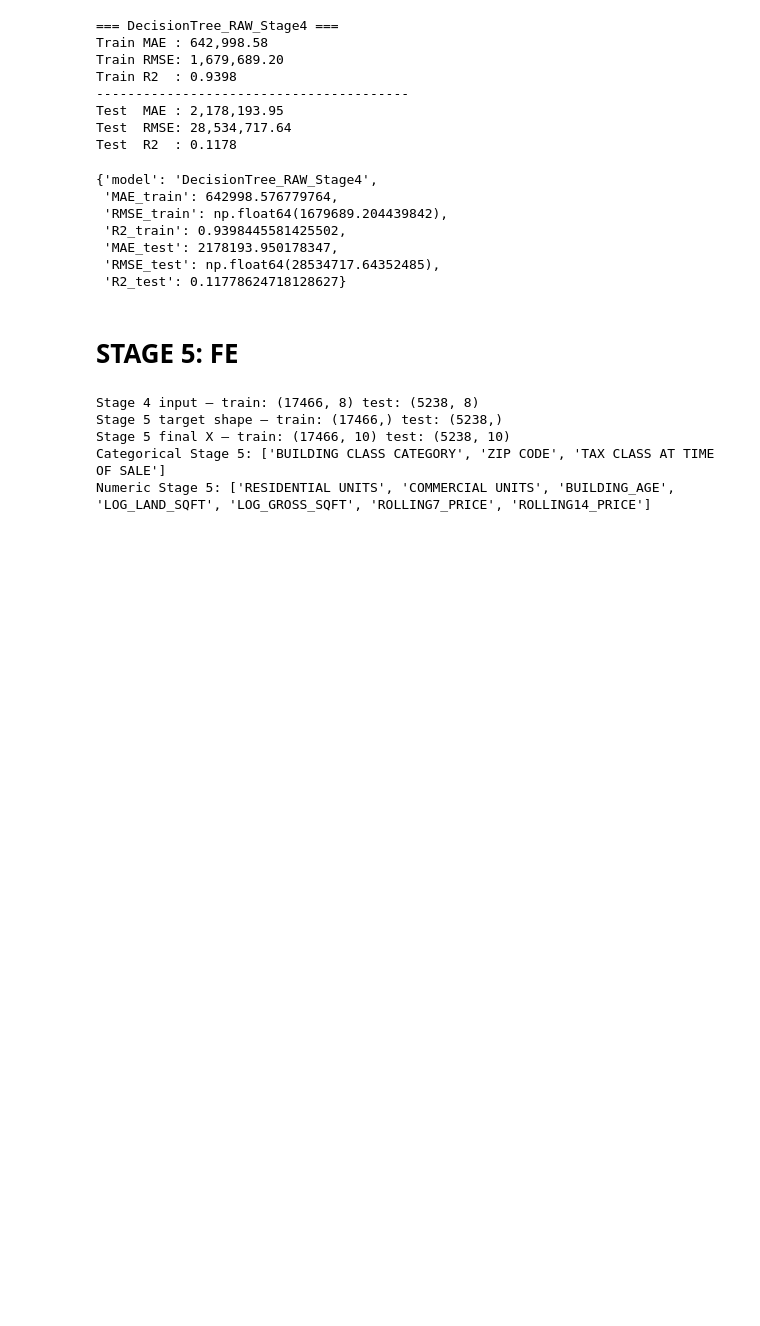
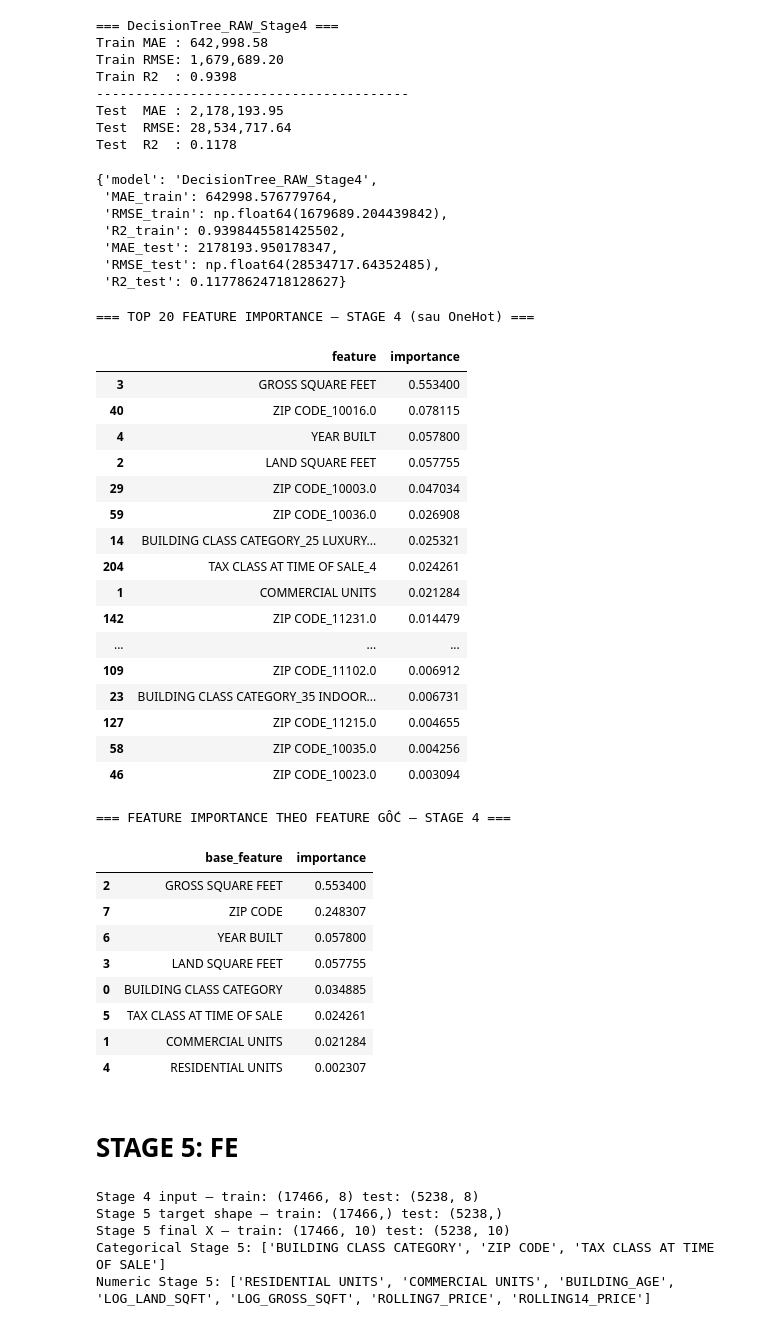
Before and after one commit to Gitzav/role_of_data_preparation, a Jupyter notebook: main.ipynb, the cells around one changed output. Drawn from its saved outputs; the diff is of its cells as text; code cells hidden in the pictures; blank space fills up the shorter version.

```diff
--- a/main.ipynb
+++ b/main.ipynb
@@ -778,6 +854,79 @@ Test  R2  : 0.1178
  'MAE_test': 2178193.950178347,
  'RMSE_test': np.float64(28534717.64352485),
  'R2_test': 0.11778624718128627}
+# %%
+# ===========================
+# FEATURE IMPORTANCE – STAGE 4
+# ===========================
+
+# 1. Lấy lại các step trong pipeline Stage 4
+pre_s4  = dt_pipe_stage4.named_steps["preprocess"]
+tree_s4 = dt_pipe_stage4.named_steps["model"]
+
+# 2. Lấy importances từ cây
+importances_s4 = tree_s4.feature_importances_
+
+# 3. Tên feature sau OneHot
+num_cols_s4 = numeric_cols_s4
+cat_cols_s4 = cat_cols_s4
+
+# OneHotEncoder của nhánh categorical
+ohe_s4 = pre_s4.named_transformers_["cat"].named_steps["onehot"]
+cat_feature_names_s4 = ohe_s4.get_feature_names_out(cat_cols_s4)
+
+# Ghép num + cat thành full feature list
+all_feature_names_s4 = list(num_cols_s4) + list(cat_feature_names_s4)
+
+# 4. DataFrame chi tiết
+fi_s4_detail = pd.DataFrame({
+    "feature": all_feature_names_s4,
+    "importance": importances_s4,
+}).sort_values("importance", ascending=False)
+
+print("=== TOP 20 FEATURE IMPORTANCE – STAGE 4 (sau OneHot) ===")
+display(fi_s4_detail.head(20))
+
+# 5. Gộp importance theo feature gốc (cho story trong báo cáo)
+fi_s4_group = fi_s4_detail.copy()
+fi_s4_group["base_feature"] = fi_s4_group["feature"].str.split("_", n=1).str[0]
+
+fi_s4_group = (
+    fi_s4_group.groupby("base_feature", as_index=False)["importance"]
+               .sum()
+               .sort_values("importance", ascending=False)
+)
+
+print("=== FEATURE IMPORTANCE THEO FEATURE GỐC – STAGE 4 ===")
+display(fi_s4_group)
+# %% [output]
+=== TOP 20 FEATURE IMPORTANCE – STAGE 4 (sau OneHot) ===
+|  | feature | importance |
+| 3 | GROSS SQUARE FEET | 0.553400 |
+| 40 | ZIP CODE_10016.0 | 0.078115 |
+| 4 | YEAR BUILT | 0.057800 |
+| 2 | LAND SQUARE FEET | 0.057755 |
+| 29 | ZIP CODE_10003.0 | 0.047034 |
+| 59 | ZIP CODE_10036.0 | 0.026908 |
+| 14 | BUILDING CLASS CATEGORY_25 LUXURY... | 0.025321 |
+| 204 | TAX CLASS AT TIME OF SALE_4 | 0.024261 |
+| 1 | COMMERCIAL UNITS | 0.021284 |
+| 142 | ZIP CODE_11231.0 | 0.014479 |
+| ... | ... | ... |
+| 109 | ZIP CODE_11102.0 | 0.006912 |
+| 23 | BUILDING CLASS CATEGORY_35 INDOOR... | 0.006731 |
+| 127 | ZIP CODE_11215.0 | 0.004655 |
+| 58 | ZIP CODE_10035.0 | 0.004256 |
+| 46 | ZIP CODE_10023.0 | 0.003094 |
+=== FEATURE IMPORTANCE THEO FEATURE GỐC – STAGE 4 ===
+|  | base_feature | importance |
+| 2 | GROSS SQUARE FEET | 0.553400 |
+| 7 | ZIP CODE | 0.248307 |
+| 6 | YEAR BUILT | 0.057800 |
+| 3 | LAND SQUARE FEET | 0.057755 |
+| 0 | BUILDING CLASS CATEGORY | 0.034885 |
+| 5 | TAX CLASS AT TIME OF SALE | 0.024261 |
+| 1 | COMMERCIAL UNITS | 0.021284 |
+| 4 | RESIDENTIAL UNITS | 0.002307 |
 # %% [markdown]
 # STAGE 5: FE
 # %%
```
Also changed, not shown: parts of 6 cells of this notebook.
